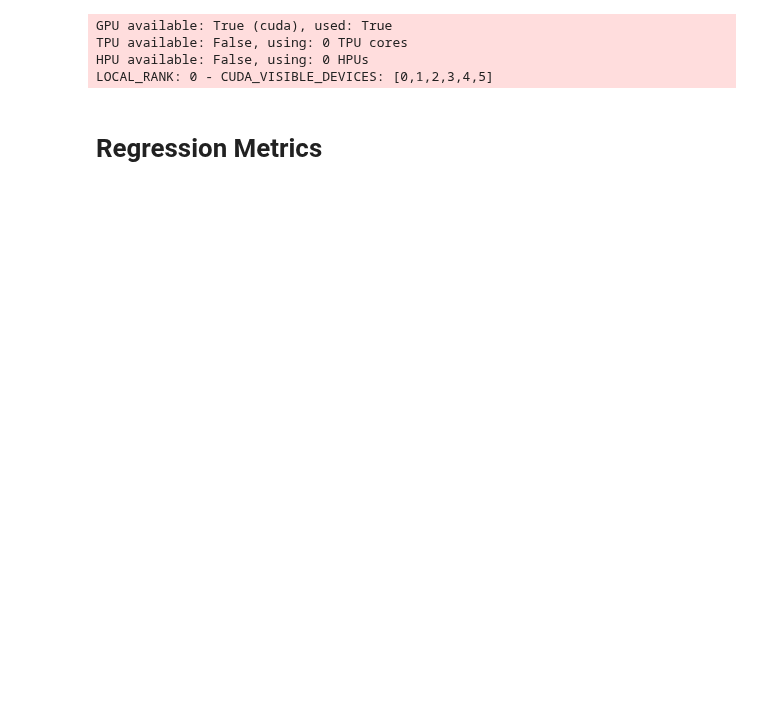
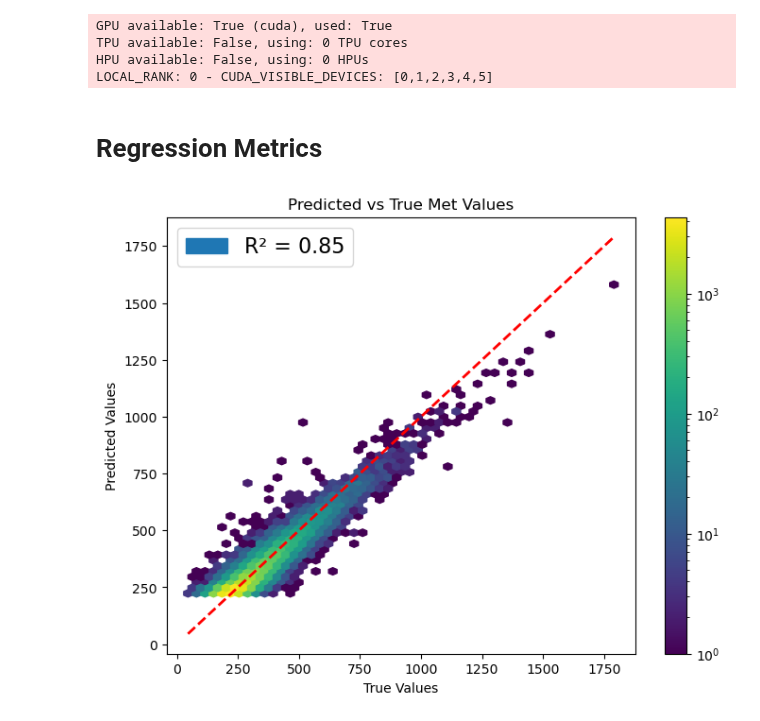
Before and after one commit to inigostibbe/msciproject, a Jupyter notebook: bristol-tth-transformer-msc_project/bristol-tth-transformer-msc_project/notebooks/training_regressor.ipynb, the cells around one changed output. Saved outputs shown, nothing was run; the diff lists cells and outputs as text; code cells hidden in the pictures; blank space fills up the shorter version.

```diff
--- a/bristol-tth-transformer-msc_project/bristol-tth-transformer-msc_project/notebooks/training_regressor.ipynb
+++ b/bristol-tth-transformer-msc_project/bristol-tth-transformer-msc_project/notebooks/training_regressor.ipynb
@@ -525,3 +542,52 @@ HPU available: False, using: 0 HPUs
 LOCAL_RANK: 0 - CUDA_VISIBLE_DEVICES: [0,1,2,3,4,5]
 # %% [markdown]
 # Regression Metrics
+# %%
+import numpy as np
+import matplotlib.pyplot as plt
+import seaborn as sns
+
+from sklearn.metrics import r2_score
+
+def plot_regression_results(y_true, y_pred, cmap='viridis'):
+    """
+    Plots predicted vs true values for regression with density coloring (log scale).
+
+    Parameters:
+    - y_true: array-like, true values
+    - y_pred: array-like, predicted values
+    - cmap: str, colormap for density
+    """
+    plt.figure(figsize=(8, 6), dpi=100)
+
+    r2_value = r2_score(y_true, y_pred)
+
+    # Use LogNorm for log-scaled density visualization
+    hb = plt.hexbin(y_true, y_pred, gridsize=50, cmap=cmap, mincnt=1, bins='log')
+
+    # Add colorbar
+    cb = plt.colorbar(hb)
+
+    # Plot y = x line
+    min_val = min(np.min(y_true), np.min(y_pred))
+    max_val = max(np.max(y_true), np.max(y_pred))
+    plt.plot([min_val, max_val], [min_val, max_val], 'r--', lw=2, label='y = x')
+
+    # Labels and title
+    plt.xlabel("True Values")
+    plt.ylabel("Predicted Values")
+
+    plt.title("Predicted vs True Met Values")
+
+    # Add legend with R and R^2 scores
+    plt.legend([f"R² = {r2_value:.2f}"], fontsize=16)
+
+    plt.show()
+
+# Untransform the target
+target_unscaled = scaler_target.inverse_transform(target.numpy())
+preds_unscaled = scaler_target.inverse_transform(preds.numpy())
+
+plot_regression_results(target_unscaled, preds_unscaled)
+# %% [output]
+[figure, added]
```
Also changed, not shown: parts of 32 cells of this notebook, 20 other files.
